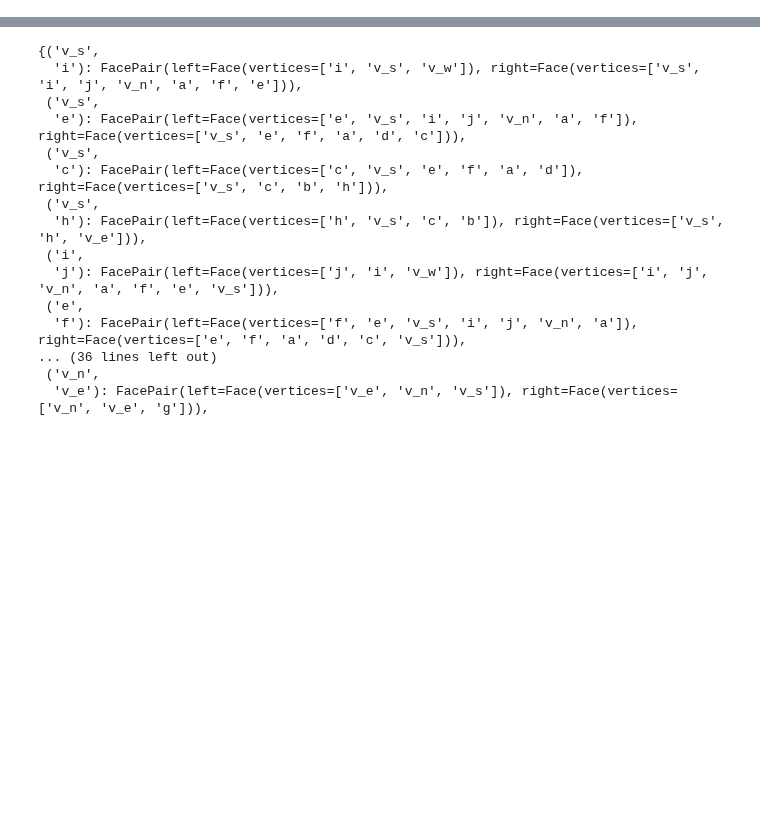
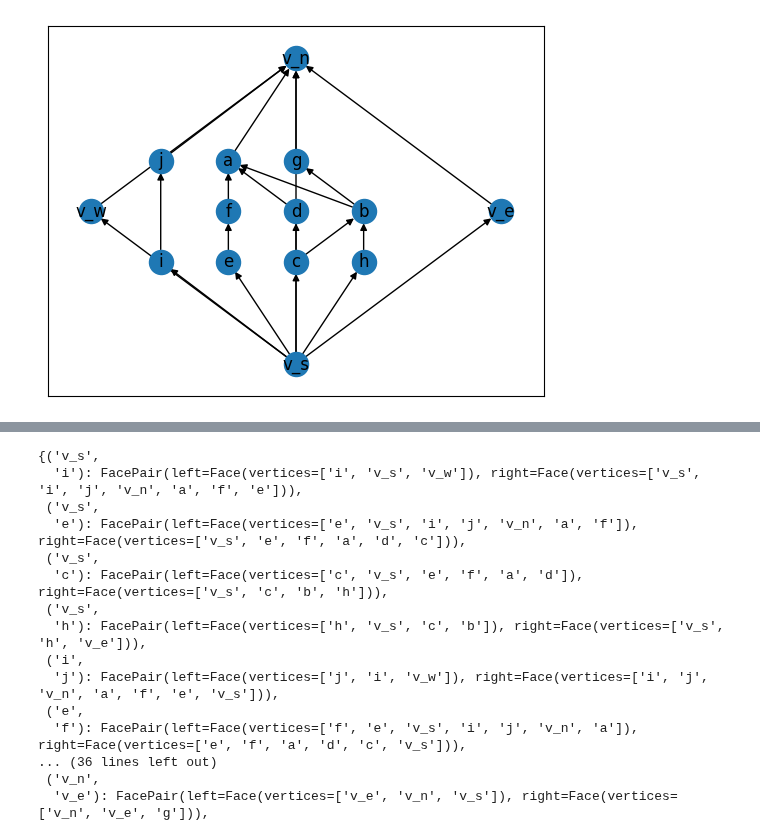
Before and after one commit to juliet29/graph2plan, a Jupyter notebook: notebooks/02_external_embed.ipynb, the cells around one changed output, grey strips where cells are left out. Cells and saved outputs as stored; diff of their text form; code cells hidden in the pictures; blank space fills up the shorter version.

```diff
--- a/notebooks/02_external_embed.ipynb
+++ b/notebooks/02_external_embed.ipynb
@@ -25,0 +89,4 @@ r1.draw()
+# %%
+r1.draw()
+# %% [output]
+[figure, added]
```
Also changed, not shown: parts of 26 cells of this notebook, 6 other files.
